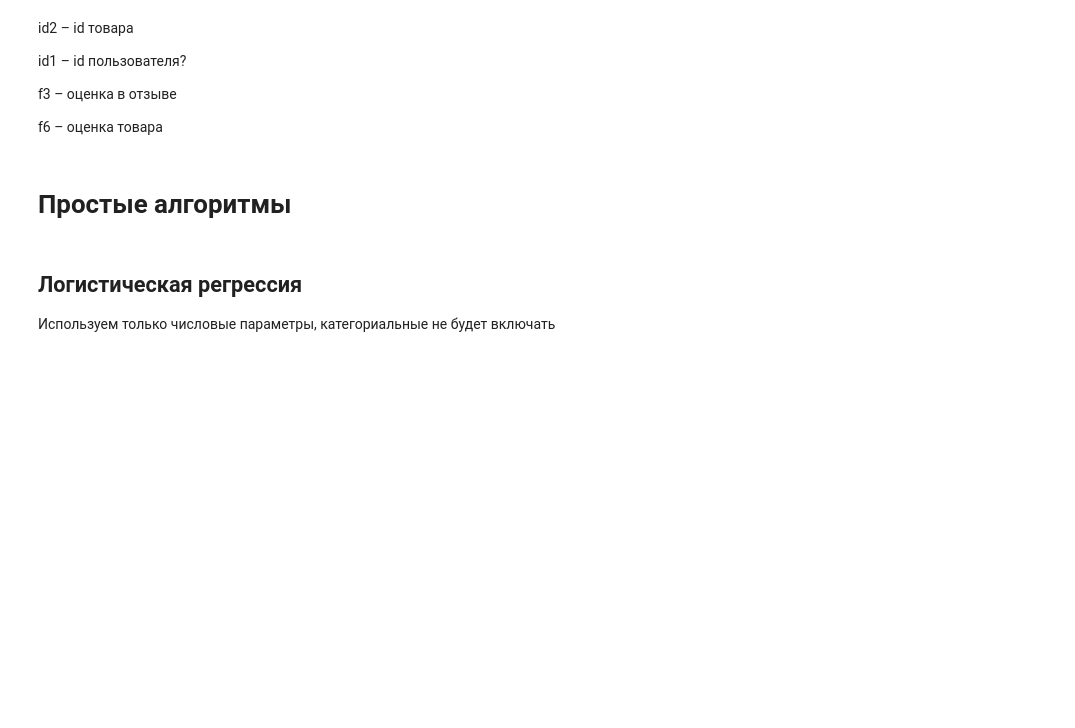
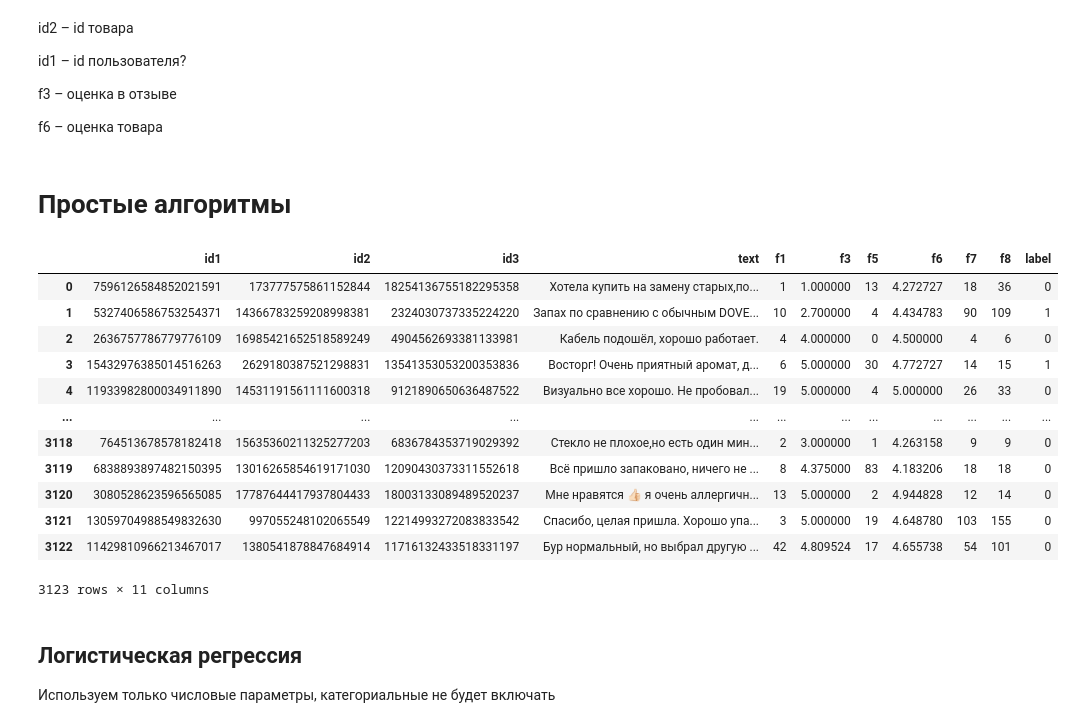
Before and after one commit to BuldakovN/WB, a Jupyter notebook: WB.ipynb, the cells around one changed output. Cells and saved outputs as stored; diff of their text form; code cells hidden in the pictures; blank space fills up the shorter version.

```diff
--- a/WB.ipynb
+++ b/WB.ipynb
@@ -365,3 +365,20 @@ f3 – оценка в отзыве
 f6 – оценка товара
 # %% [markdown]
 # Простые алгоритмы
+# %%
+dataframe_drop = dataframe.drop(['f2', 'f4'], axis=1)
+dataframe_drop
+# %% [output]
+|  | id1 | id2 | id3 | text | f1 | f3 | f5 | f6 | f7 | f8 | label |
+| 0 | 7596126584852021591 | 173777575861152844 | 18254136755182295358 | Хотела купить на замену старых,по... | 1 | 1.000000 | 13 | 4.272727 | 18 | 36 | 0 |
+| 1 | 5327406586753254371 | 14366783259208998381 | 2324030737335224220 | Запах по сравнению с обычным DOVE... | 10 | 2.700000 | 4 | 4.434783 | 90 | 109 | 1 |
+| 2 | 2636757786779776109 | 16985421652518589249 | 4904562693381133981 | Кабель подошёл, хорошо работает. | 4 | 4.000000 | 0 | 4.500000 | 4 | 6 | 0 |
+| 3 | 15432976385014516263 | 2629180387521298831 | 13541353053200353836 | Восторг! Очень приятный аромат, д... | 6 | 5.000000 | 30 | 4.772727 | 14 | 15 | 1 |
+| 4 | 11933982800034911890 | 14531191561111600318 | 9121890650636487522 | Визуально все хорошо. Не пробовал... | 19 | 5.000000 | 4 | 5.000000 | 26 | 33 | 0 |
+| ... | ... | ... | ... | ... | ... | ... | ... | ... | ... | ... | ... |
+| 3118 | 764513678578182418 | 15635360211325277203 | 6836784353719029392 | Стекло не плохое,но есть один мин... | 2 | 3.000000 | 1 | 4.263158 | 9 | 9 | 0 |
+| 3119 | 6838893897482150395 | 13016265854619171030 | 12090430373311552618 | Всё пришло запаковано, ничего не ... | 8 | 4.375000 | 83 | 4.183206 | 18 | 18 | 0 |
+| 3120 | 3080528623596565085 | 17787644417937804433 | 18003133089489520237 | Мне нравятся 👍🏻 я очень аллергичн... | 13 | 5.000000 | 2 | 4.944828 | 12 | 14 | 0 |
+| 3121 | 13059704988549832630 | 997055248102065549 | 12214993272083833542 | Спасибо, целая пришла. Хорошо упа... | 3 | 5.000000 | 19 | 4.648780 | 103 | 155 | 0 |
+| 3122 | 11429810966213467017 | 1380541878847684914 | 11716132433518331197 | Бур нормальный, но выбрал другую ... | 42 | 4.809524 | 17 | 4.655738 | 54 | 101 | 0 |
+3123 rows × 11 columns
```
Also changed, not shown: parts of 14 cells of this notebook, 4 other files.
